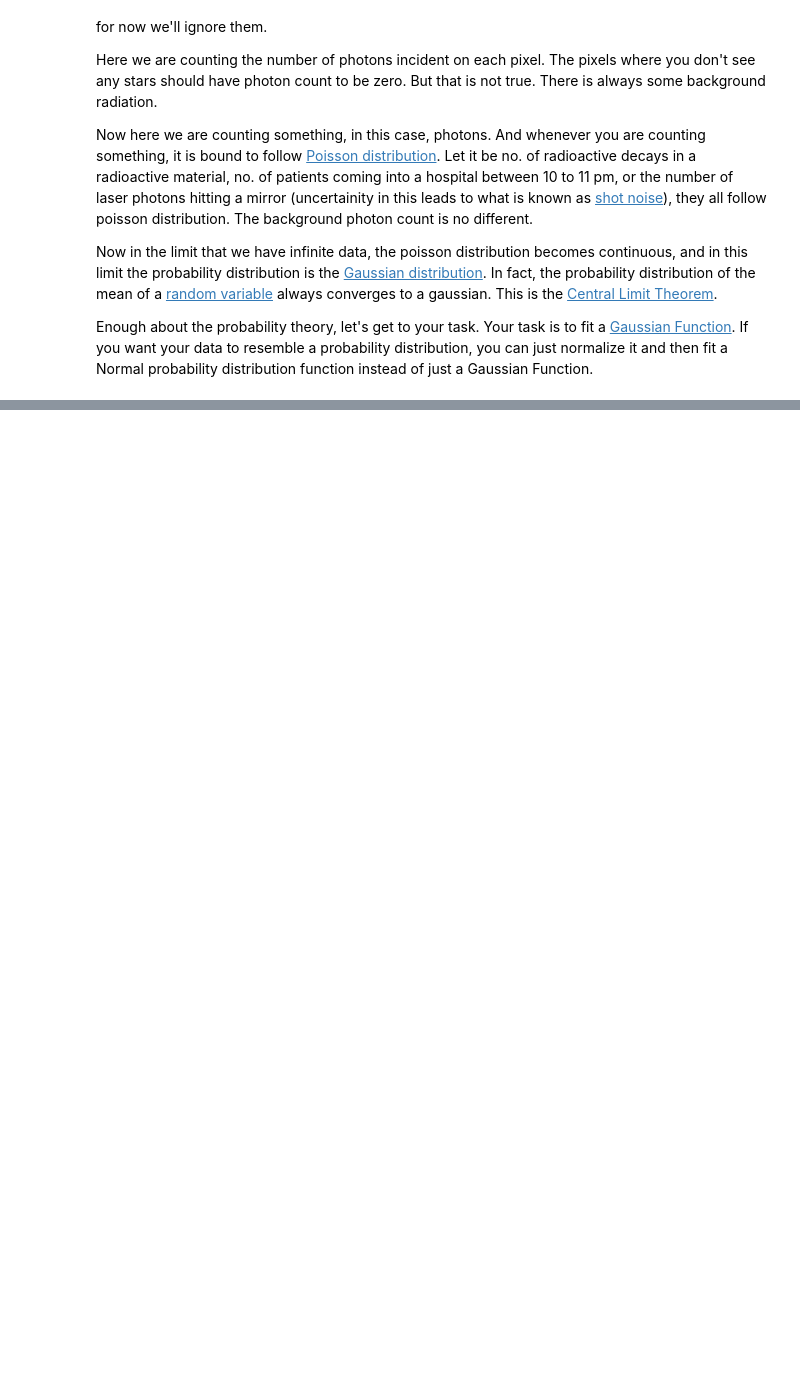
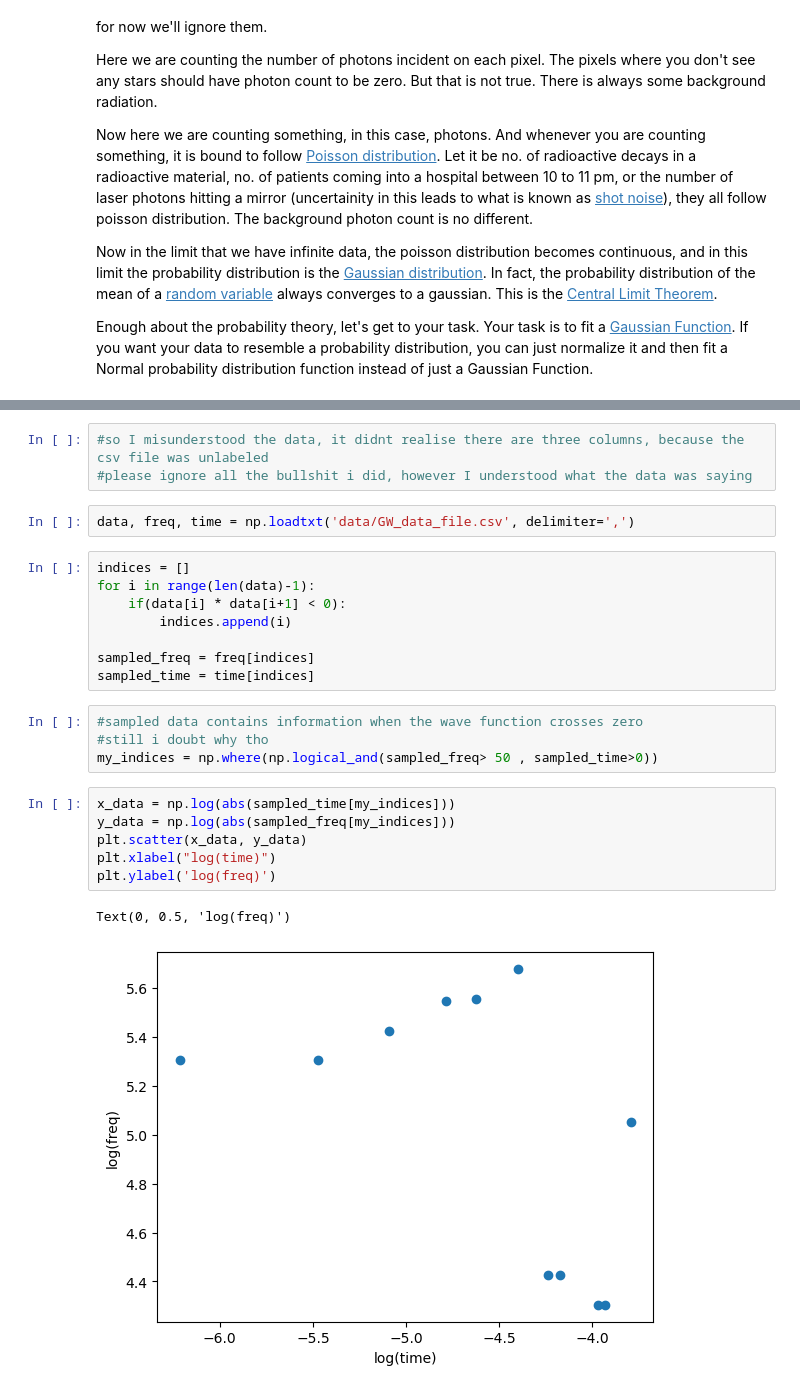
Before and after one commit to Aryan-raj448/data-driven, a Jupyter notebook: SciPy1.ipynb, the cells around one changed output, grey strips where cells are left out. Drawn from its saved outputs; the diff is of its cells as text; blank space fills up the shorter version.

```diff
--- a/SciPy1.ipynb
+++ b/SciPy1.ipynb
@@ -125,0 +195,26 @@ Enough about the probability theory, let's get to your task. Your task is to fit
+# %%
+#so I misunderstood the data, it didnt realise there are three columns, because the csv file was unlabeled
+#please ignore all the bullshit i did, however I understood what the data was saying
+# %%
+data, freq, time = np.loadtxt('data/GW_data_file.csv', delimiter=',')
+# %%
+indices = []
+for i in range(len(data)-1):
+    if(data[i] * data[i+1] < 0):
+        indices.append(i)
+
+sampled_freq = freq[indices]
+sampled_time = time[indices]
+# %%
+#sampled data contains information when the wave function crosses zero
+#still i doubt why tho
+my_indices = np.where(np.logical_and(sampled_freq> 50 , sampled_time>0))
+# %%
+x_data = np.log(abs(sampled_time[my_indices]))
+y_data = np.log(abs(sampled_freq[my_indices]))
+plt.scatter(x_data, y_data)
+plt.xlabel("log(time)")
+plt.ylabel('log(freq)')
+# %% [output]
+Text(0, 0.5, 'log(freq)')
+[figure, added]
```
Also changed, not shown: parts of 14 cells of this notebook, 1 other file.
